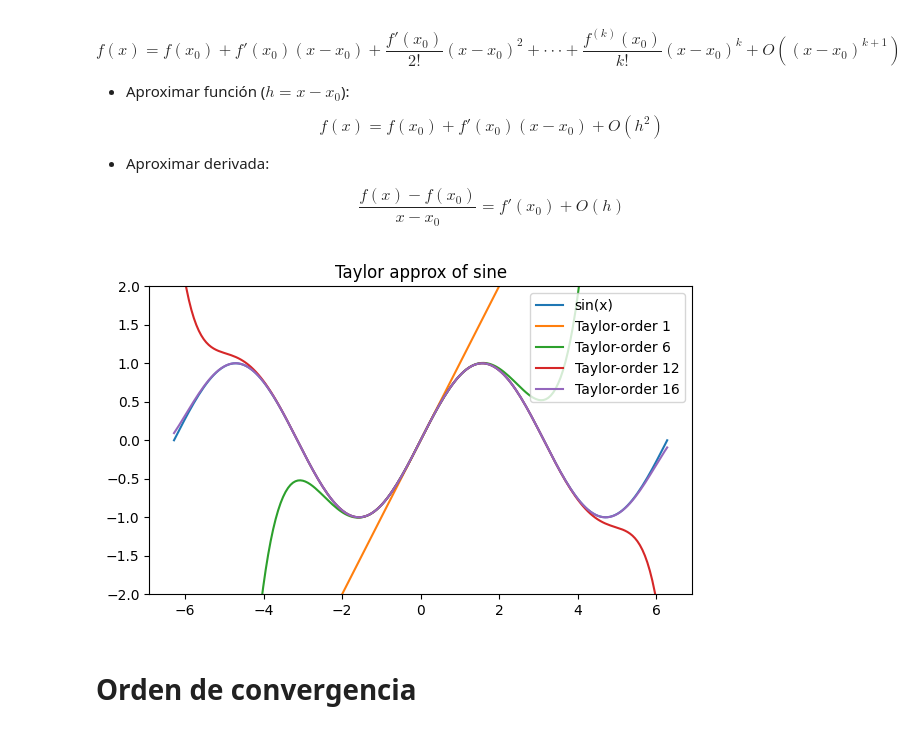
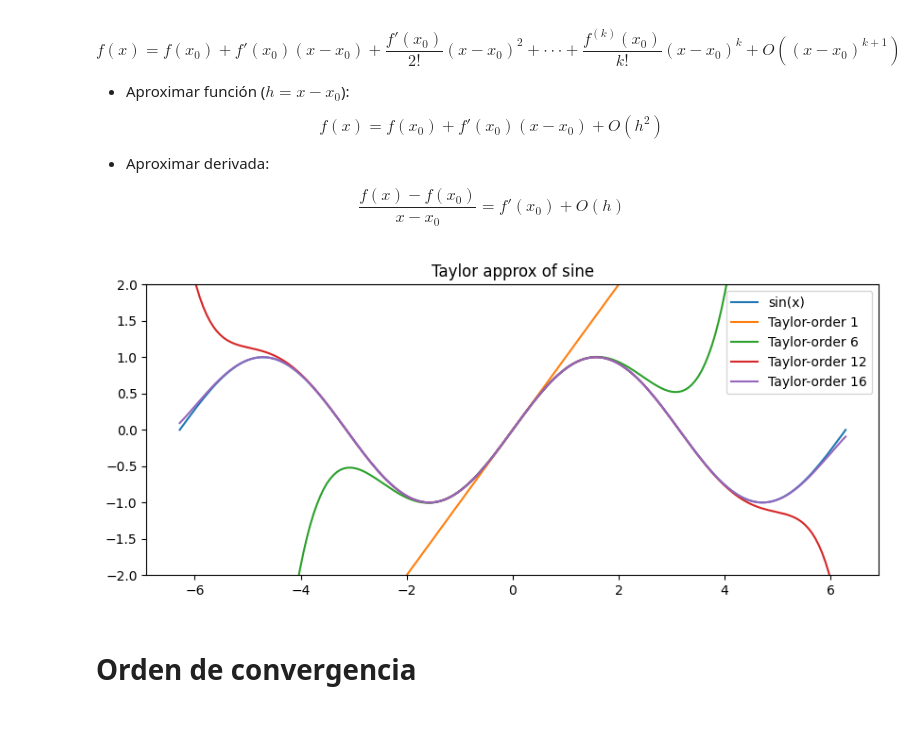
Before and after one commit to nabw/IMT1001, a Jupyter notebook: modulo-numerico/imt1001.ipynb, the cells around one changed output. Saved outputs shown, nothing was run; the diff lists cells and outputs as text; code cells hidden in the pictures.

```diff
--- a/modulo-numerico/imt1001.ipynb
+++ b/modulo-numerico/imt1001.ipynb
@@ -79,17 +80,17 @@ def f_Taylor(x, x0, k):
 # %%
 xs = np.linspace(-2*np.pi,2*np.pi,200)
 fs = f(xs)  # [ f(x) for x in xs ]
 
-plt.figure(figsize=(7, 4))
+plt.figure(figsize=(10, 4))
 plt.plot(xs,fs,label="sin(x)")
 for k in (1,6,12,16):
     fs_taylor = f_Taylor(xs, 0.0, k)
     plt.plot(xs,fs_taylor,label="Taylor-order {}".format(k))
     plt.ylim(-2,2)
     plt.legend()
 plt.title("Taylor approx of sine".format(k)); plt.show()
 # %% [output]
-[figure, old version]
+[figure, new version]
 # %% [markdown]
 # Orden de convergencia
 # %% [markdown]
```
Also changed, not shown: parts of 16 cells of this notebook.
